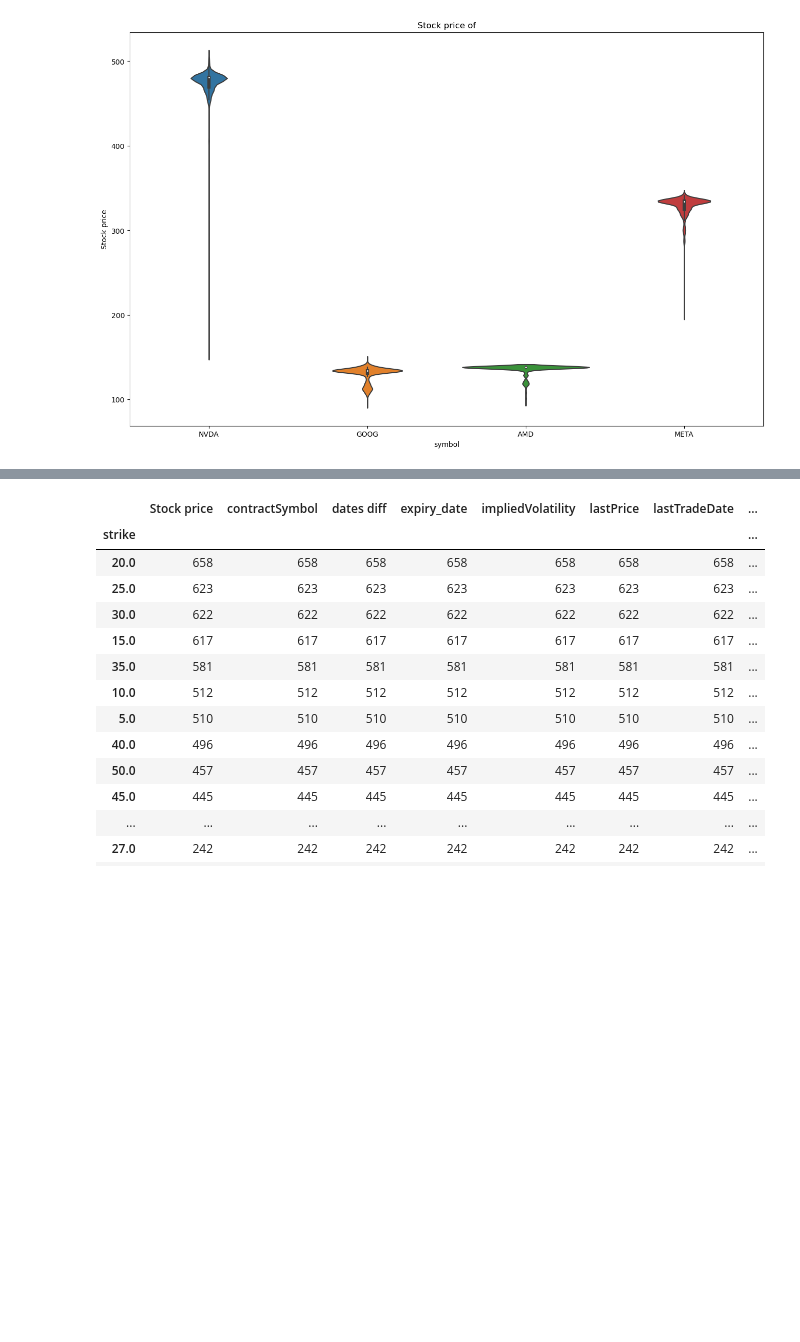
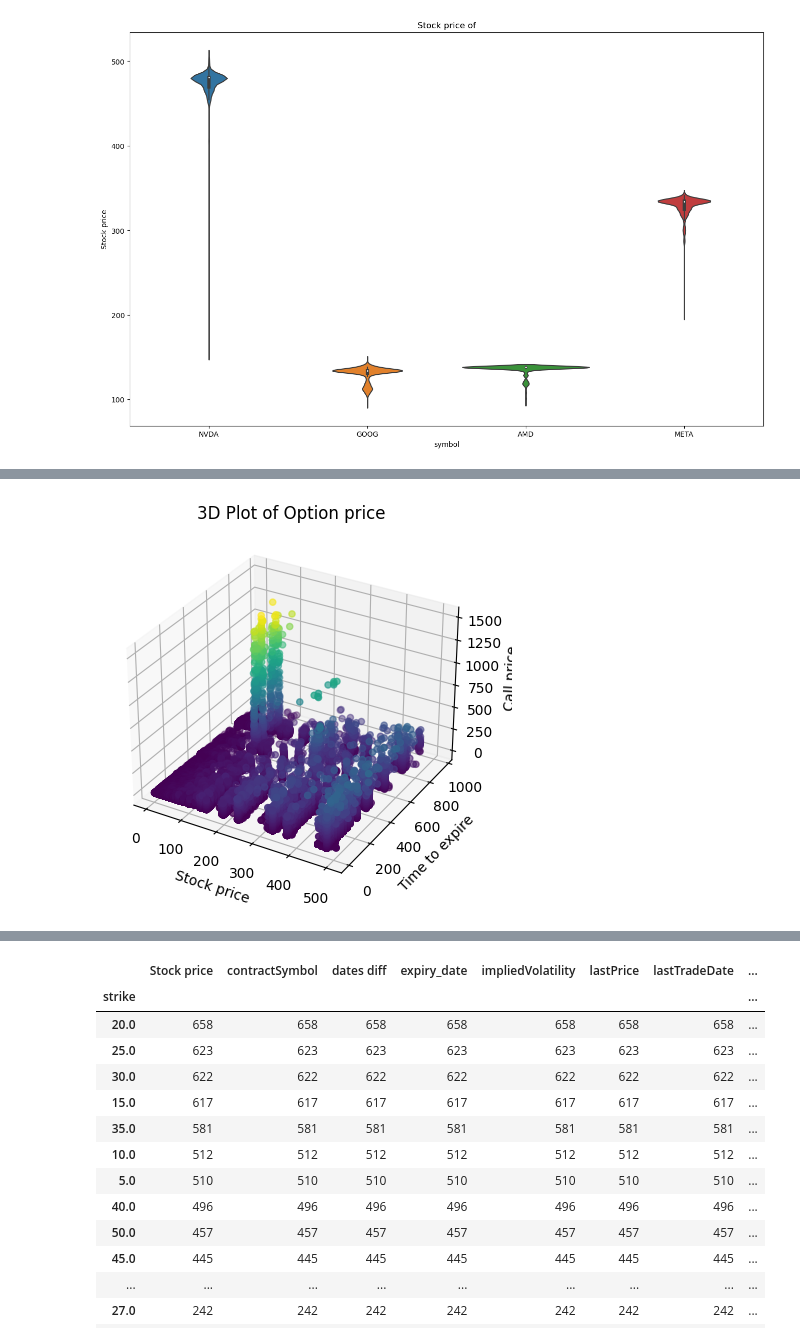
Before and after one commit to OmarAhmed03/PDE-BS_MODEL, a Jupyter notebook: Data_Collection_analysis.ipynb, the cells around one changed output, grey strips where cells are left out. Cells and saved outputs as stored; diff of their text form; code cells hidden in the pictures; blank space fills up the shorter version.

```diff
--- a/Data_Collection_analysis.ipynb
+++ b/Data_Collection_analysis.ipynb
@@ -318,0 +357,19 @@ plt.show()
+# %%
+from mpl_toolkits.mplot3d import Axes3D
+import matplotlib.pyplot as plt
+
+fig = plt.figure()
+
+ax = fig.add_subplot(111, projection='3d')
+
+ax.scatter(dff['Stock price'], dff['dates diff'], dff['lastPrice'],c = dff['lastPrice'])
+
+ax.set_xlabel('Stock price')
+ax.set_ylabel('Time to expire')
+ax.set_zlabel('Call price')
+ax.set_title('3D Plot of Option price')
+#plt.colorbar(label='z')
+
+plt.show()
+# %% [output]
+[figure, added]
```
Also changed, not shown: parts of 27 cells of this notebook.
